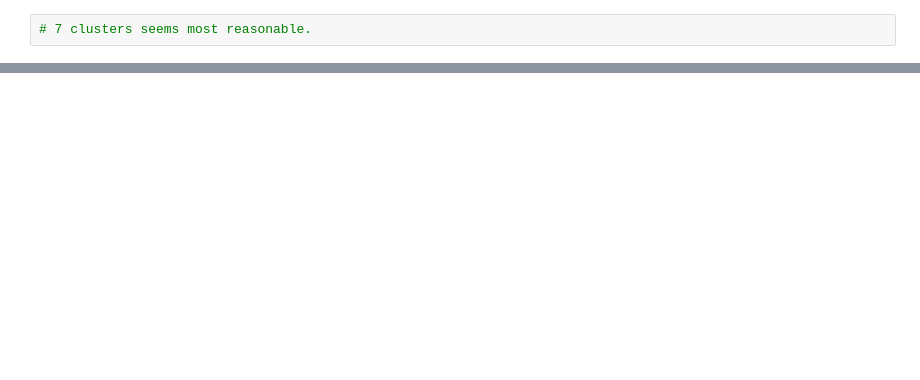
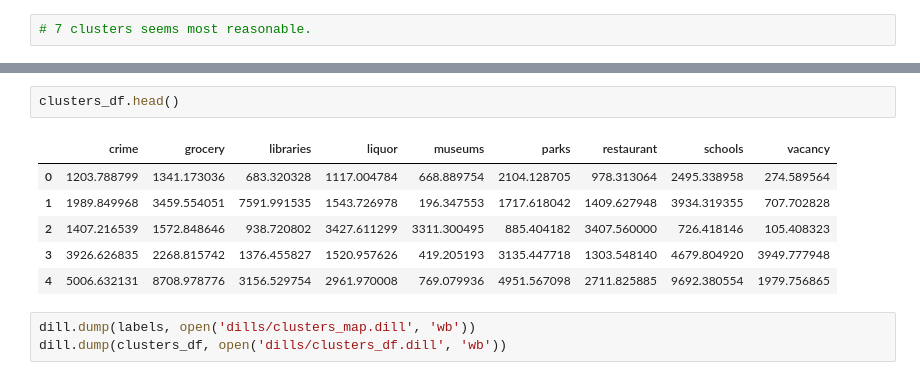
Before and after one commit to dvdwllc/stomping-grounds, a Jupyter notebook: clustering.ipynb, the cells around one changed output, grey strips where cells are left out. Drawn from its saved outputs; the diff is of its cells as text; blank space fills up the shorter version.

```diff
--- a/clustering.ipynb
+++ b/clustering.ipynb
@@ -86,0 +83,12 @@ clusters_df.plot()
+# %%
+clusters_df.head()
+# %% [output]
+|  | crime | grocery | libraries | liquor | museums | parks | restaurant | schools | vacancy |
+| 0 | 1203.788799 | 1341.173036 | 683.320328 | 1117.004784 | 668.889754 | 2104.128705 | 978.313064 | 2495.338958 | 274.589564 |
+| 1 | 1989.849968 | 3459.554051 | 7591.991535 | 1543.726978 | 196.347553 | 1717.618042 | 1409.627948 | 3934.319355 | 707.702828 |
+| 2 | 1407.216539 | 1572.848646 | 938.720802 | 3427.611299 | 3311.300495 | 885.404182 | 3407.560000 | 726.418146 | 105.408323 |
+| 3 | 3926.626835 | 2268.815742 | 1376.455827 | 1520.957626 | 419.205193 | 3135.447718 | 1303.548140 | 4679.804920 | 3949.777948 |
+| 4 | 5006.632131 | 8708.978776 | 3156.529754 | 2961.970008 | 769.079936 | 4951.567098 | 2711.825885 | 9692.380554 | 1979.756865 |
+# %%
+dill.dump(labels, open('dills/clusters_map.dill', 'wb'))
+dill.dump(clusters_df, open('dills/clusters_df.dill', 'wb'))
```
Also changed, not shown: parts of 3 cells of this notebook, 16 other files.
